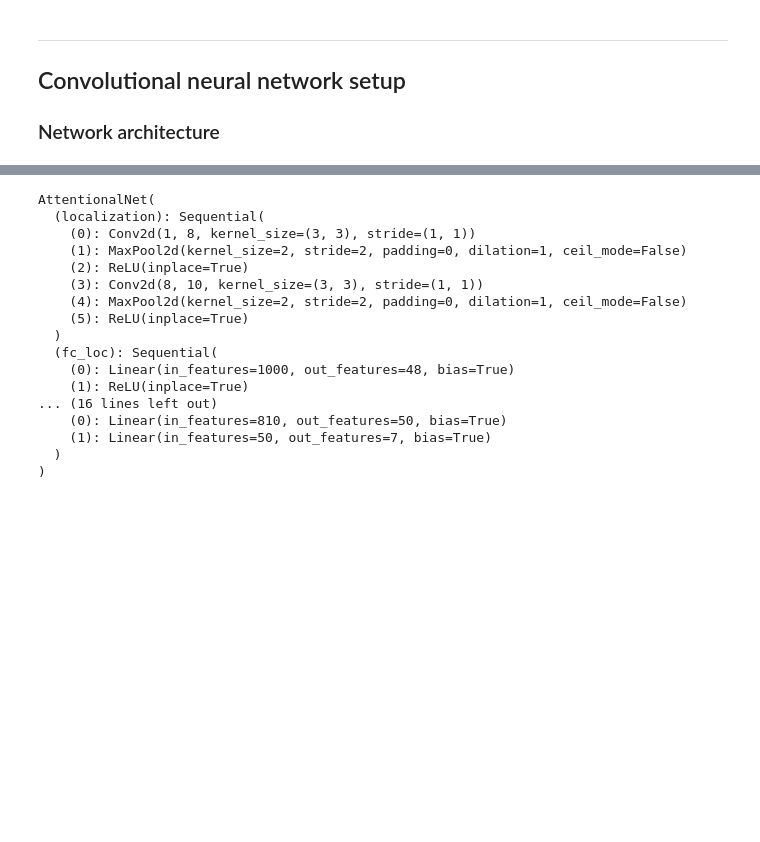
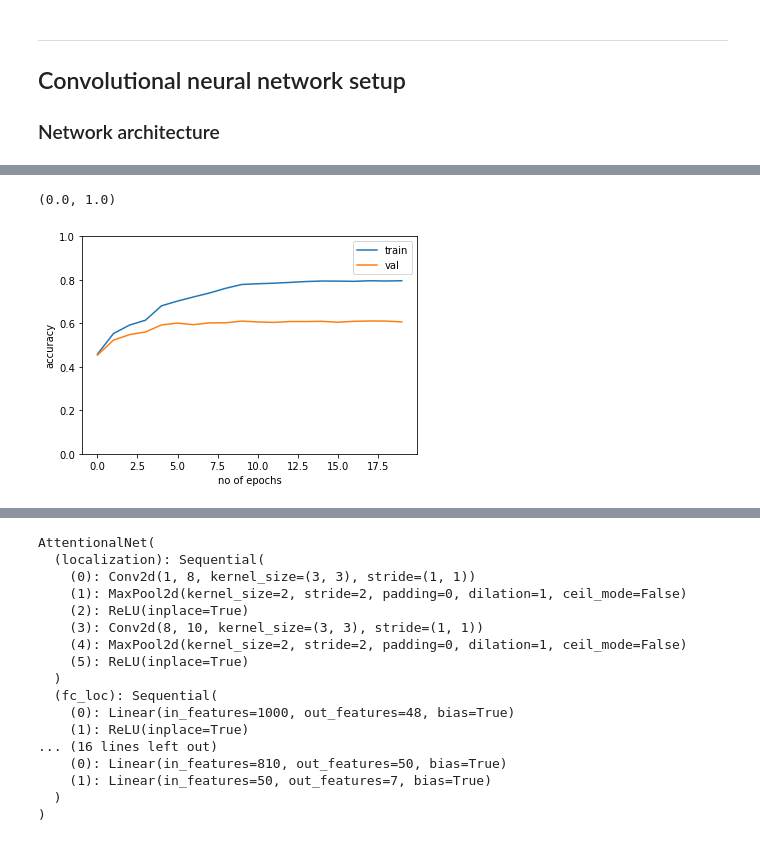
Before and after one commit to seiji594/MTH767P_Group4_project, a Jupyter notebook: main.ipynb, the cells around one changed output, grey strips where cells are left out. Saved outputs shown, nothing was run; the diff lists cells and outputs as text; code cells hidden in the pictures; blank space fills up the shorter version.

```diff
--- a/main.ipynb
+++ b/main.ipynb
@@ -40,0 +39,6 @@ Loading dataset...      Done
+# %%
+batch_size = 128
+transform = transforms.Compose([transforms.ToTensor(), transforms.Normalize((0.5), (0.5))])
+dataset_train = EmotionsDataset(root='./dataset', fname='icml_face_data_train.csv', transform=transform)
+dataset_validation = EmotionsDataset(root='./dataset', fname='icml_face_data_validation.csv', transform=transform)
+dataset_test = EmotionsDataset(root='./dataset', fname='icml_face_data_test.csv', transform=transform)
@@ -61,0 +70,9 @@ trainloader, testloader = dataset.split(ratio=0.8, batch_size=batch_size)
+# %%
+torch.manual_seed(0)
+trainloader = DataLoader(dataset_train, batch_size = batch_size,shuffle=True)
+valloader = DataLoader(dataset_validation, batch_size = batch_size,shuffle=True)
+testloader = DataLoader(dataset_test, batch_size = batch_size)
+# %%
+for i in trainloader:
+    print(i)
+    break
@@ -102,0 +184,11 @@ net = AttentionalNet(atn_layers)
+# %%
+import torch.optim as optim
+from torch.optim.lr_scheduler import StepLR
+from collections import Counter
+
+class_count = {key:Counter(dataset_train.targets)[key] for key in sorted(Counter(dataset_train.targets))}.values()
+weight = torch.tensor(list(class_count)) / sum(class_count)
+weight = 1-weight
+criterion = nn.CrossEntropyLoss(weight=weight)
+optimizer = optim.SGD(model.parameters(), lr=0.01, momentum=0.9)
+scheduler = StepLR(optimizer, step_size=5, gamma=0.1)
@@ -102,0 +318,11 @@ net = AttentionalNet(atn_layers)
+# %%
+#plt.plot(training_loss)
+plt.ylabel("accuracy")
+plt.xlabel("no of epochs")
+plt.plot(train_acc,label="train")
+plt.plot(val_acc,label="val")
+plt.legend(["train","val"])
+plt.ylim((0,1))
+# %% [output]
+(0.0, 1.0)
+[figure, added]
```
Also changed, not shown: parts of 19 cells of this notebook.
